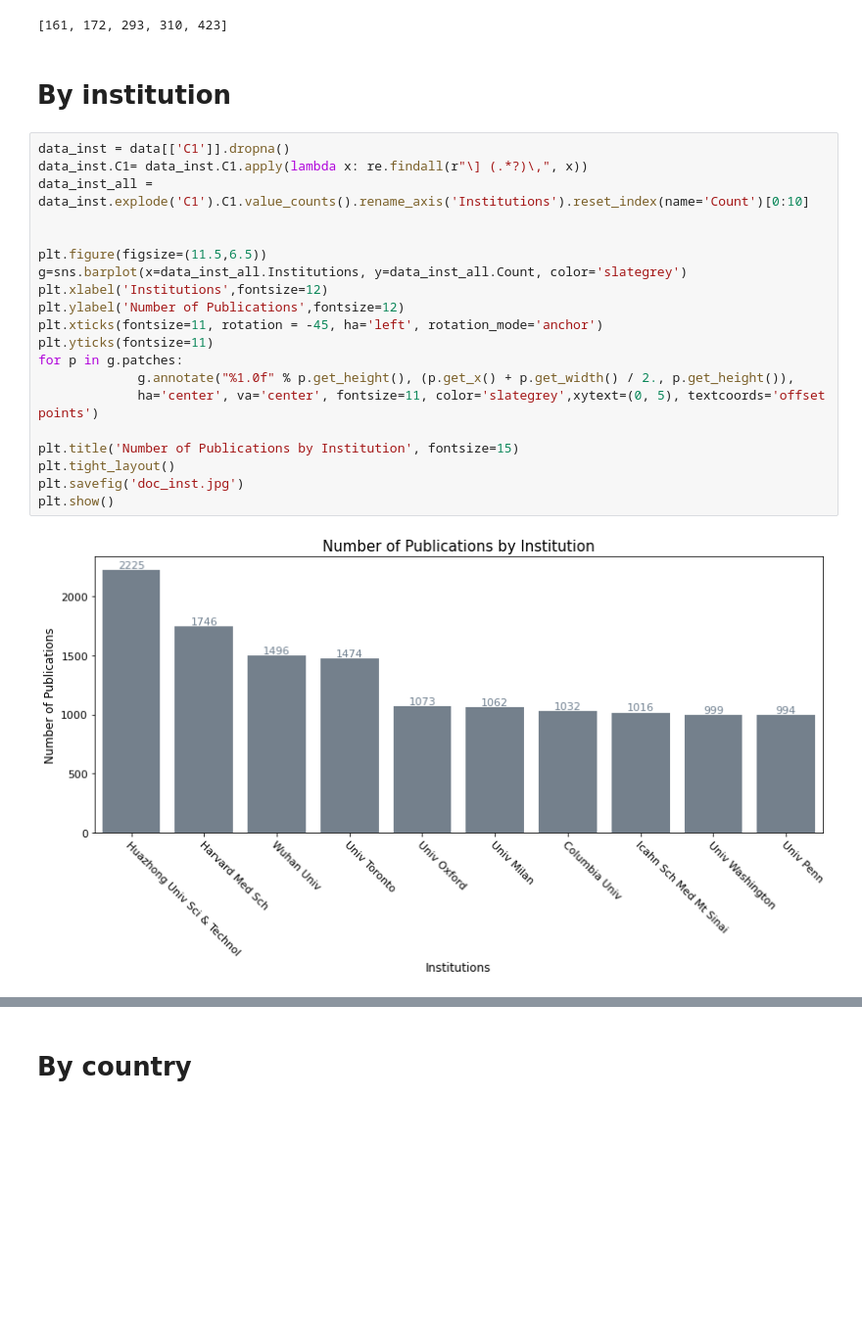
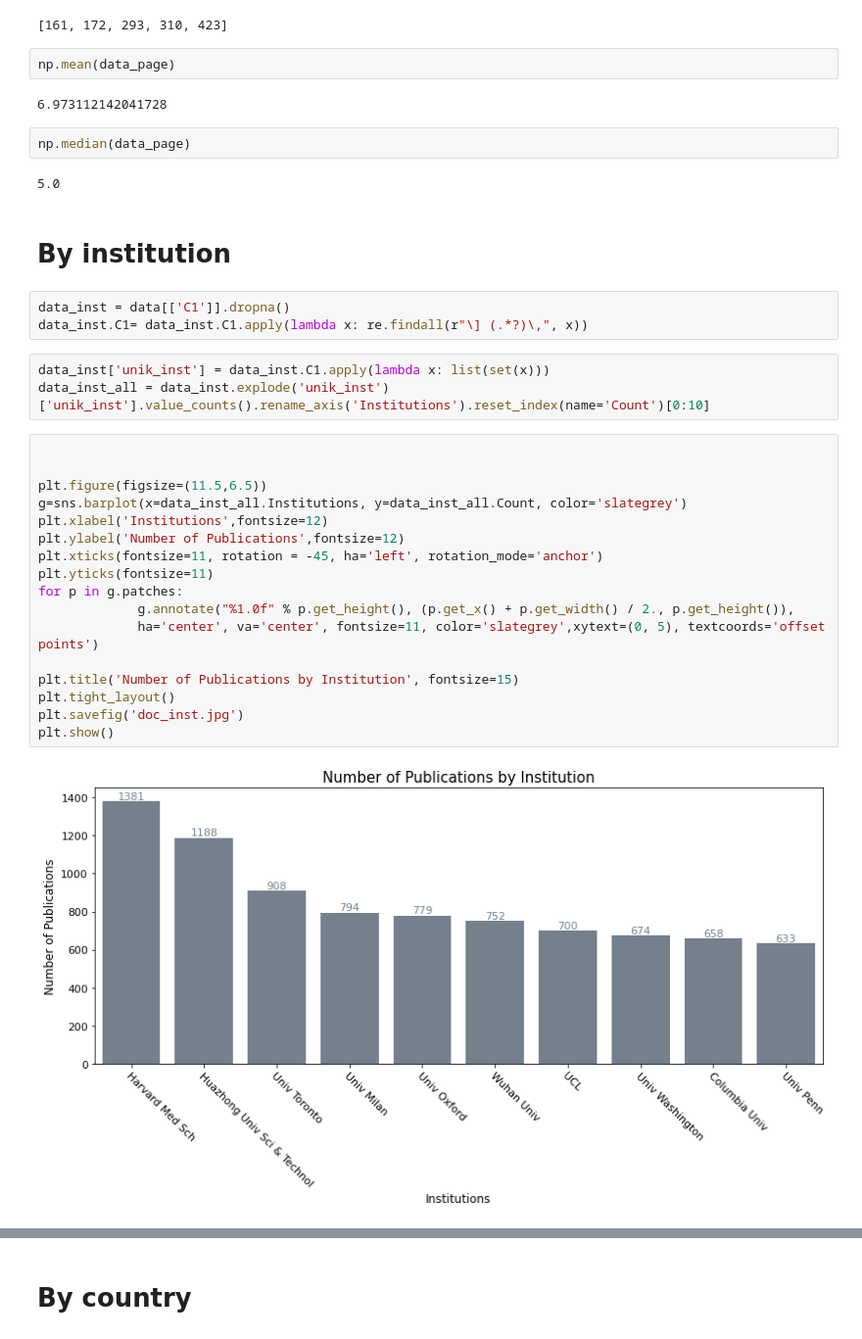
Before and after one commit to schneeboat/ana_2020, a Jupyter notebook: bibliographic_cov19_2020.ipynb, the cells around one changed output, grey strips where cells are left out. Shown at 98% size. Drawn from its saved outputs; the diff is of its cells as text; blank space fills up the shorter version.

```diff
--- a/bibliographic_cov19_2020.ipynb
+++ b/bibliographic_cov19_2020.ipynb
@@ -210,30 +210,41 @@ max(data_page)
 sorted(data_page)[-5:]
 # %% [output]
 [161, 172, 293, 310, 423]
+# %%
+np.mean(data_page)
+# %% [output]
+6.973112142041728
+# %%
+np.median(data_page)
+# %% [output]
+5.0
 # %% [markdown]
 # By institution
+# %%
+data_inst = data[['C1']].dropna()
+data_inst.C1= data_inst.C1.apply(lambda x: re.findall(r"\] (.*?)\,", x))
+# %%
+data_inst['unik_inst'] = data_inst.C1.apply(lambda x: list(set(x)))
+data_inst_all = data_inst.explode('unik_inst')['unik_inst'].value_counts().rename_axis('Institutions').reset_index(name='Count')[0:10]
 # %%
-data_inst = data[['C1']].dropna()
-data_inst.C1= data_inst.C1.apply(lambda x: re.findall(r"\] (.*?)\,", x))
-data_inst_all = data_inst.explode('C1').C1.value_counts().rename_axis('Institutions').reset_index(name='Count')[0:10]
 
 
 plt.figure(figsize=(11.5,6.5))
 g=sns.barplot(x=data_inst_all.Institutions, y=data_inst_all.Count, color='slategrey')
 plt.xlabel('Institutions',fontsize=12)
 plt.ylabel('Number of Publications',fontsize=12)
 plt.xticks(fontsize=11, rotation = -45, ha='left', rotation_mode='anchor')
 plt.yticks(fontsize=11)
 for p in g.patches:
              g.annotate("%1.0f" % p.get_height(), (p.get_x() + p.get_width() / 2., p.get_height()),
              ha='center', va='center', fontsize=11, color='slategrey',xytext=(0, 5), textcoords='offset points')
 
 plt.title('Number of Publications by Institution', fontsize=15)
 plt.tight_layout()
 plt.savefig('doc_inst.jpg')
 plt.show()
 # %% [output]
-[figure, old version]
+[figure, new version]
 # %%
 data_inst.explode('C1').C1.value_counts()[:20]
 # %% [output]
```
Also changed, not shown: parts of 62 cells of this notebook.
